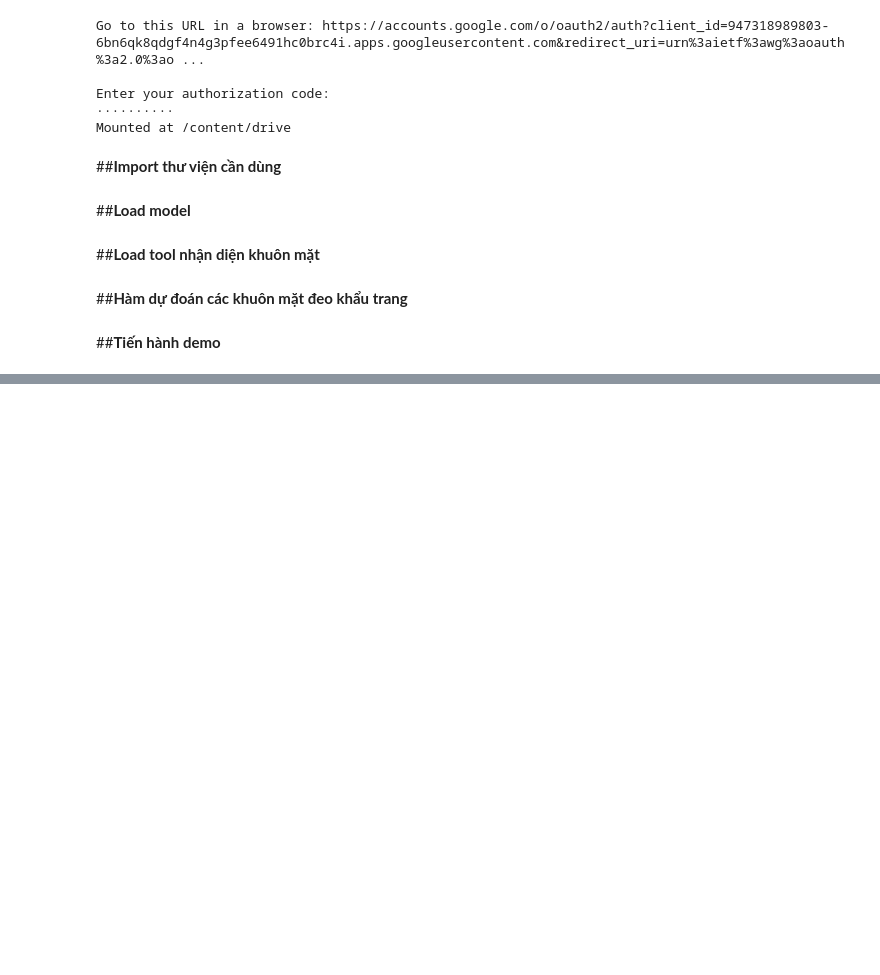
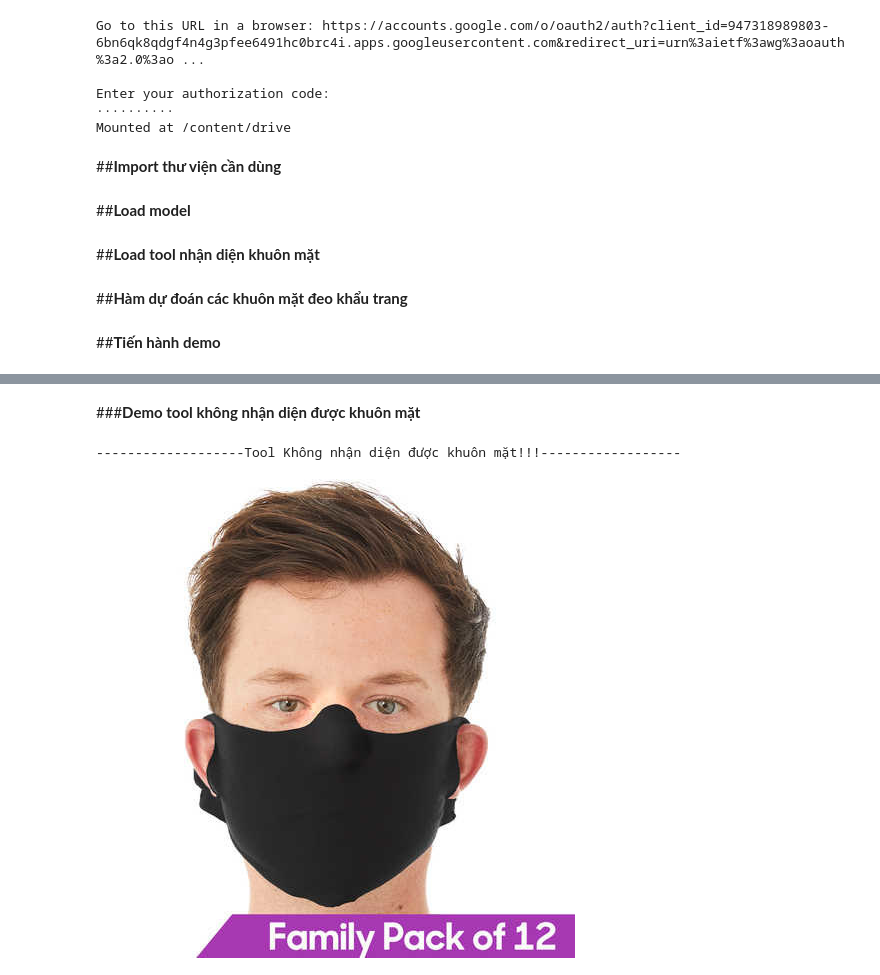
Before and after one commit to Hoangthang017/CS114.K21, a Jupyter notebook: FaceMask_LR/FaceMask_LR_Demo.ipynb, the cells around one changed output, grey strips where cells are left out. Saved outputs shown, nothing was run; the diff lists cells and outputs as text; code cells hidden in the pictures; blank space fills up the shorter version.

Commit message:
Được tạo bằng Colaboratory

```diff
--- a/FaceMask_LR/FaceMask_LR_Demo.ipynb
+++ b/FaceMask_LR/FaceMask_LR_Demo.ipynb
@@ -92,0 +103,11 @@ Predict_FaceMask(img)
+# %% [markdown]
+###**Demo tool không nhận diện được khuôn mặt**
+# %%
+# Load hình
+img = cv2.imread("/content/example (1).jpg")
+
+# Dự đoán
+Predict_FaceMask(img)
+# %% [output]
+-------------------Tool Không nhận diện được khuôn mặt!!!------------------
+[figure, added]
```
Also changed, not shown: parts of 11 cells of this notebook.
